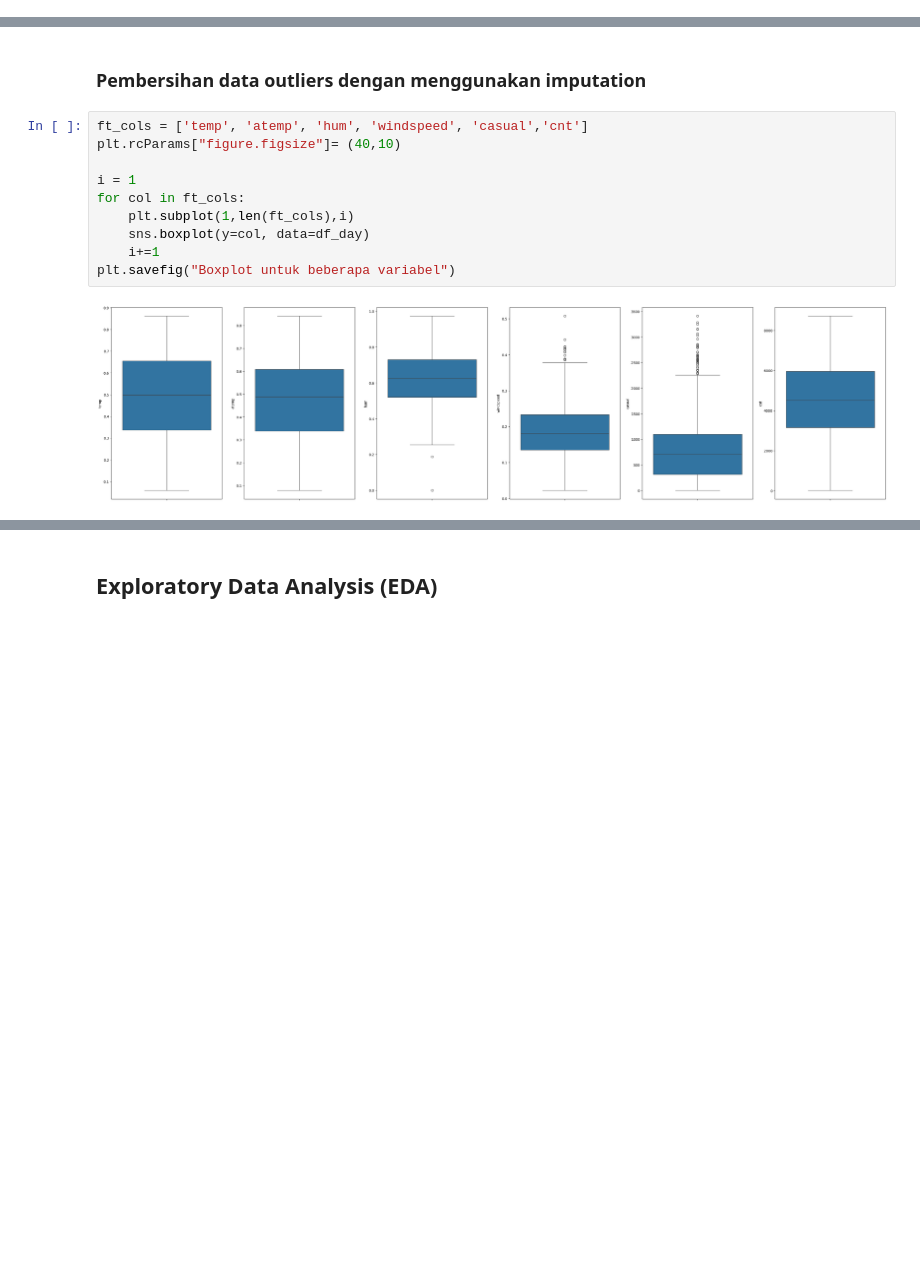
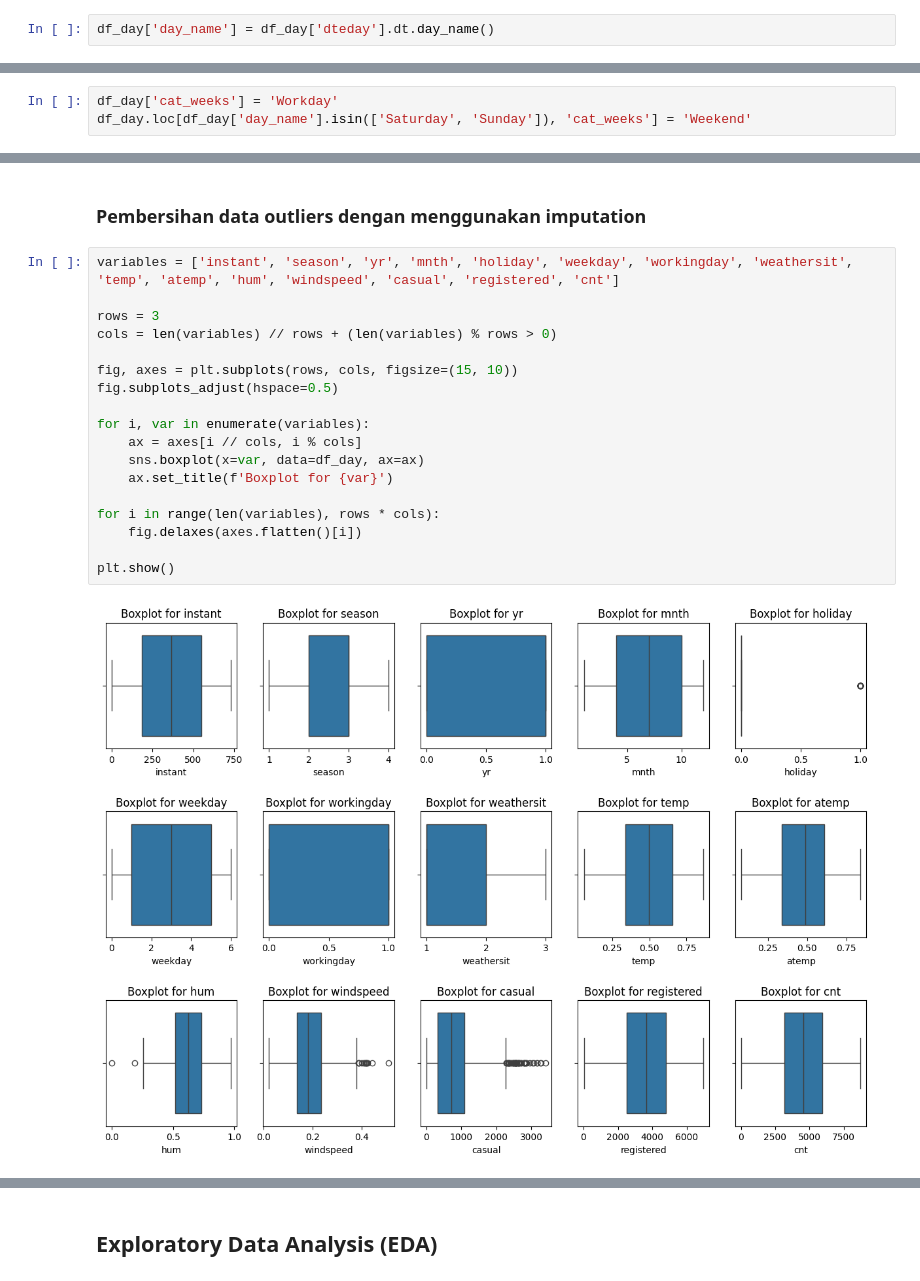
Before and after one commit to yeremiayospane/Project-Data-Analisis-Dicoding, a Jupyter notebook: project.ipynb, the cells around one changed output, grey strips where cells are left out. Saved outputs shown, nothing was run; the diff lists cells and outputs as text; blank space fills up the shorter version.

Commit message:
update data wrangling

```diff
--- a/project.ipynb
+++ b/project.ipynb
@@ -86,0 +92,2 @@ memory usage: 2.3+ MB
+# %%
+df_day['day_name'] = df_day['dteday'].dt.day_name()
@@ -86,0 +101,3 @@ memory usage: 2.3+ MB
+# %%
+df_day['cat_weeks'] = 'Workday'
+df_day.loc[df_day['day_name'].isin(['Saturday', 'Sunday']), 'cat_weeks'] = 'Weekend'
@@ -142,15 +200,23 @@ print(df_hour.duplicated().sum())
 0
 # %% [markdown]
 ### Pembersihan data outliers dengan menggunakan imputation
-# %%
-ft_cols = ['temp', 'atemp', 'hum', 'windspeed', 'casual','cnt']
-plt.rcParams["figure.figsize"]= (40,10)
-
-i = 1
-for col in ft_cols:
-    plt.subplot(1,len(ft_cols),i)
-    sns.boxplot(y=col, data=df_day)
-    i+=1
-plt.savefig("Boxplot untuk beberapa variabel")
-# %% [output]
-[figure, removed]
+# %%
+variables = ['instant', 'season', 'yr', 'mnth', 'holiday', 'weekday', 'workingday', 'weathersit', 'temp', 'atemp', 'hum', 'windspeed', 'casual', 'registered', 'cnt']
+
+rows = 3
+cols = len(variables) // rows + (len(variables) % rows > 0)
+
+fig, axes = plt.subplots(rows, cols, figsize=(15, 10))
+fig.subplots_adjust(hspace=0.5)
+
+for i, var in enumerate(variables):
+    ax = axes[i // cols, i % cols]
+    sns.boxplot(x=var, data=df_day, ax=ax)
+    ax.set_title(f'Boxplot for {var}')
+
+for i in range(len(variables), rows * cols):
+    fig.delaxes(axes.flatten()[i])
+
+plt.show()
+# %% [output]
+[figure, added]
```
Also changed, not shown: parts of 18 cells of this notebook.
